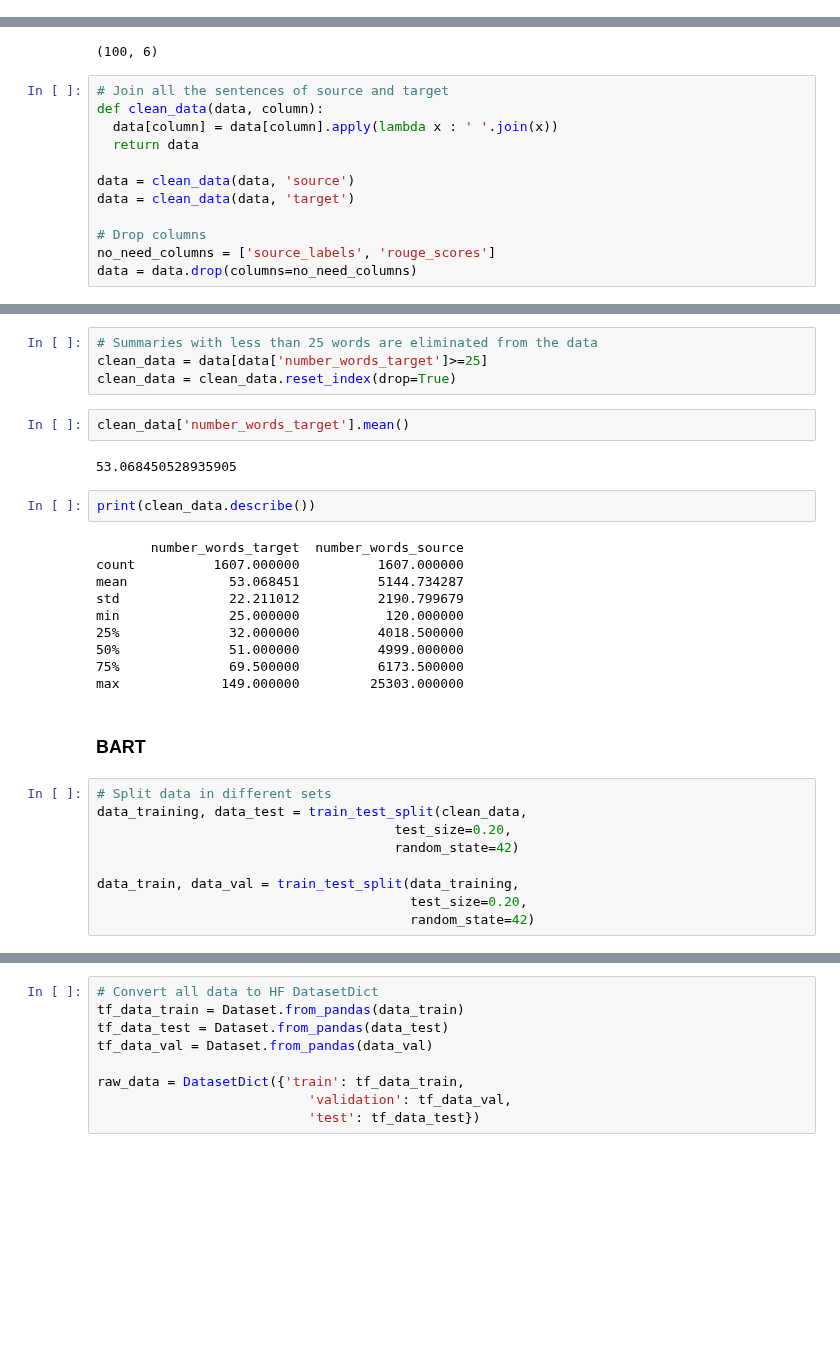
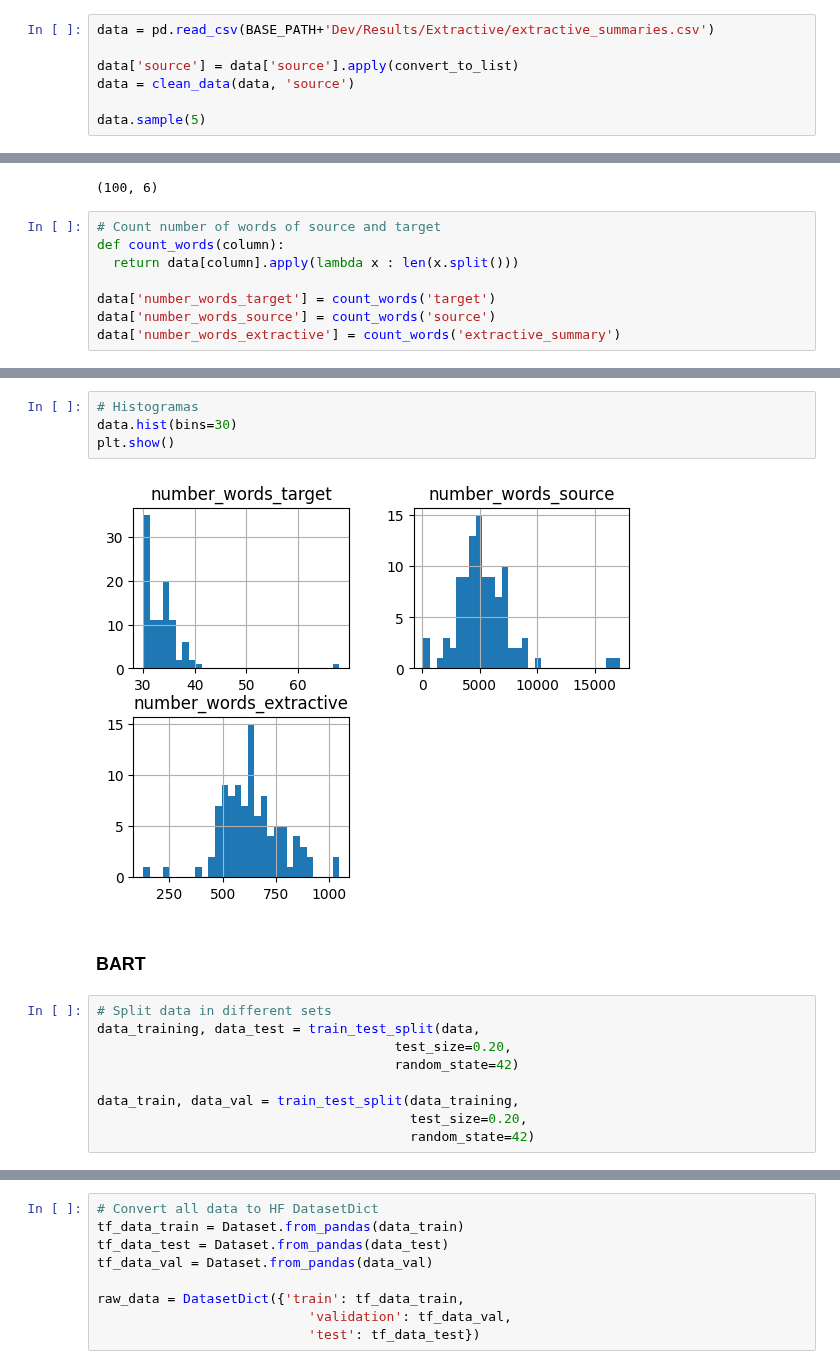
Before and after one commit to iguerrasevillano/Automated_Summaries_Generation_Scientific_Papers, a Jupyter notebook: TLDR.ipynb, the cells around one changed output, grey strips where cells are left out. Drawn from its saved outputs; the diff is of its cells as text; blank space fills up the shorter version.

```diff
--- a/TLDR.ipynb
+++ b/TLDR.ipynb
@@ -197,0 +156,7 @@ display(data.head())
+# %%
+data = pd.read_csv(BASE_PATH+'Dev/Results/Extractive/extractive_summaries.csv')
+
+data['source'] = data['source'].apply(convert_to_list)
+data = clean_data(data, 'source')
+
+data.sample(5)
@@ -202,14 +174,10 @@ data.shape
 # %% [output]
 (100, 6)
 # %%
-# Join all the sentences of source and target
-def clean_data(data, column):
-  data[column] = data[column].apply(lambda x : ' '.join(x))
-  return data
+# Count number of words of source and target
+def count_words(column):
+  return data[column].apply(lambda x : len(x.split()))
 
-data = clean_data(data, 'source')
-data = clean_data(data, 'target')
-
-# Drop columns
-no_need_columns = ['source_labels', 'rouge_scores']
-data = data.drop(columns=no_need_columns)
+data['number_words_target'] = count_words('target')
+data['number_words_source'] = count_words('source')
+data['number_words_extractive'] = count_words('extractive_summary')
@@ -245,28 +206,14 @@ Name: number_words_source, dtype: float64
-# %%
-# Summaries with less than 25 words are eliminated from the data
-clean_data = data[data['number_words_target']>=25]
-clean_data = clean_data.reset_index(drop=True)
-# %%
-clean_data['number_words_target'].mean()
-# %% [output]
-53.068450528935905
-# %%
-print(clean_data.describe())
-# %% [output]
-       number_words_target  number_words_source
-count          1607.000000          1607.000000
-mean             53.068451          5144.734287
-std              22.211012          2190.799679
-min              25.000000           120.000000
-25%              32.000000          4018.500000
-50%              51.000000          4999.000000
-75%              69.500000          6173.500000
-max             149.000000         25303.000000
+# %%
+# Histogramas
+data.hist(bins=30)
+plt.show()
+# %% [output]
+[figure, added]
 # %% [markdown]
 ### BART
 # %%
 # Split data in different sets
-data_training, data_test = train_test_split(clean_data,
+data_training, data_test = train_test_split(data,
                                       test_size=0.20,
                                       random_state=42)
 
```
Also changed, not shown: parts of 26 cells of this notebook.
